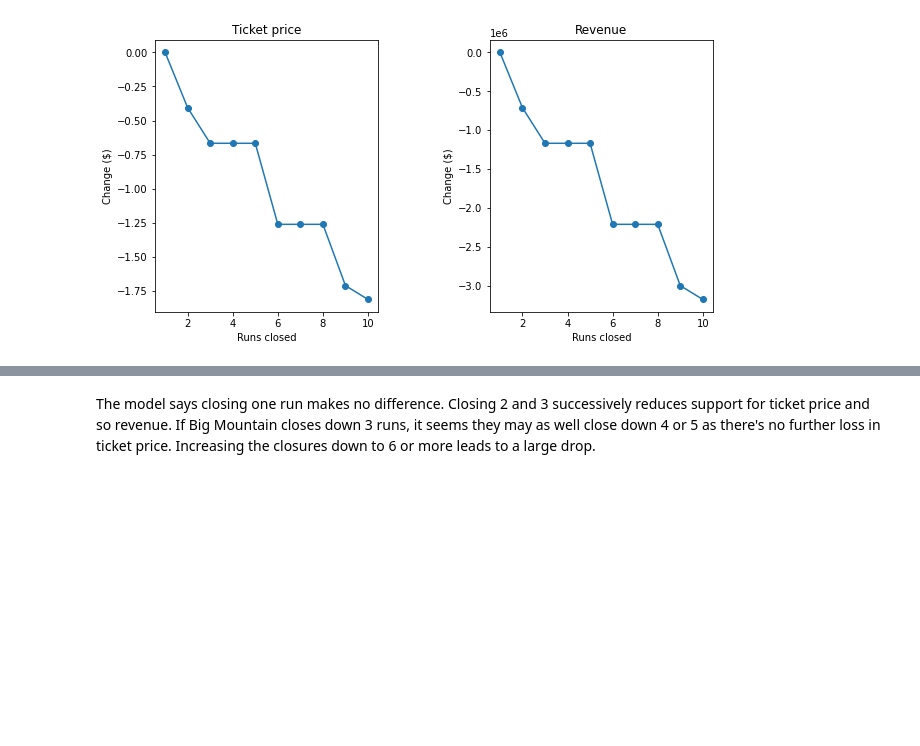
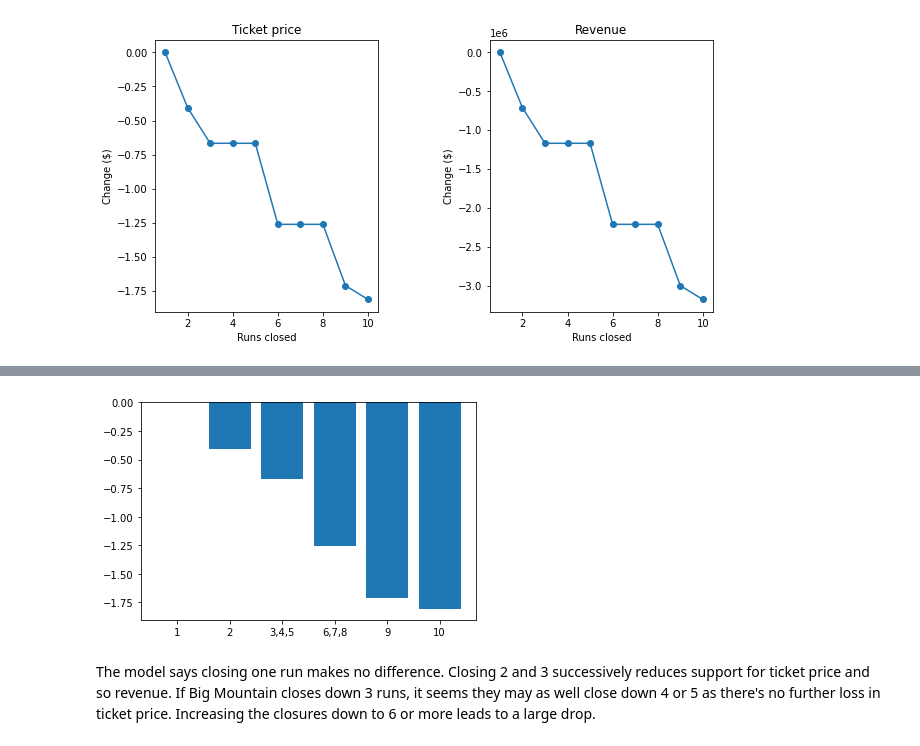
Before and after one commit to smanavi/DataScienceGuidedCapstone, a Jupyter notebook: Notebooks/_making_plots.ipynb, the cells around one changed output, grey strips where cells are left out. Saved outputs shown, nothing was run; the diff lists cells and outputs as text; code cells hidden in the pictures; blank space fills up the shorter version.

```diff
--- a/Notebooks/_making_plots.ipynb
+++ b/Notebooks/_making_plots.ipynb
@@ -588,0 +602,13 @@ ax[1].set(xlabel='Runs closed', ylabel='Change ($)', title='Revenue');
+# %%
+values = sorted(np.unique(price_deltas))[::-1]
+index = list(range(0, len(values), 1))
+
+fig, ax = plt.subplots()
+
+ax.bar(index, values)
+
+plt.xticks(index, ['1', '2', '3,4,5', '6,7,8', '9', '10'])
+
+plt.show()
+# %% [output]
+[figure, added]
```
Also changed, not shown: parts of 5 cells of this notebook, 1 other file.
